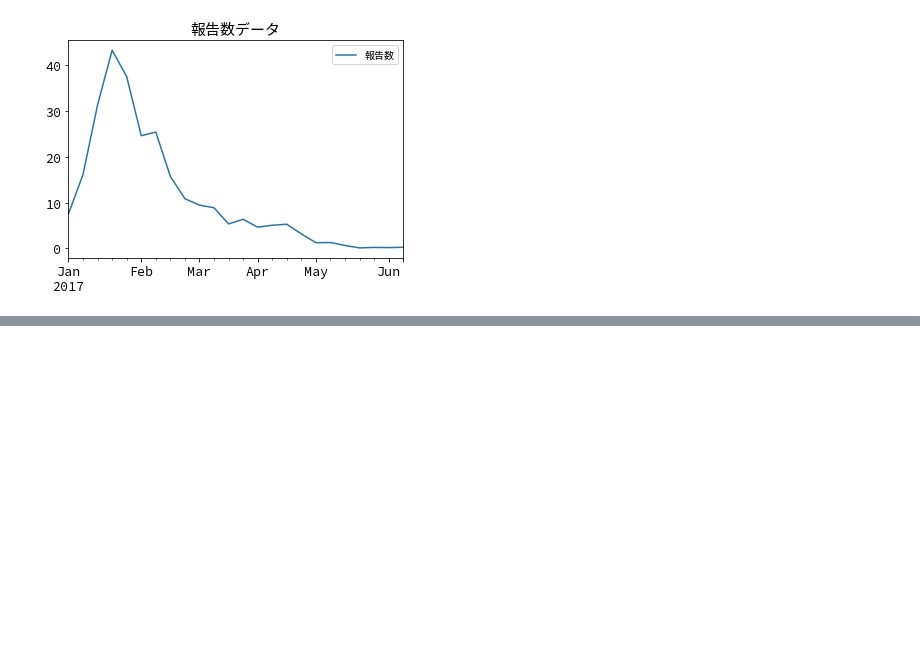
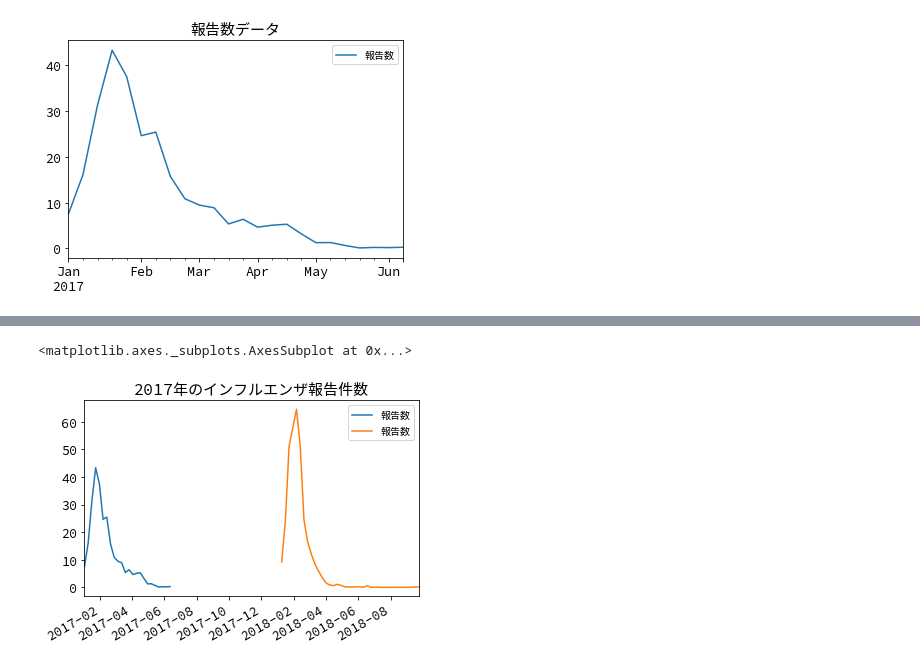
Before and after one commit to terapyon/python-machinelearning-tutorial, a Jupyter notebook: 5-prediction.ipynb, the cells around one changed output, grey strips where cells are left out. Saved outputs shown, nothing was run; the diff lists cells and outputs as text; code cells hidden in the pictures; blank space fills up the shorter version.

```diff
--- a/5-prediction.ipynb
+++ b/5-prediction.ipynb
@@ -218,0 +248,10 @@ df_2017.plot(title="報告数データ")
+# %%
+df_influ_2018 = pd.read_csv("data/201811influenza.csv", encoding="shift_jis")
+# %%
+df_2018 = pd.DataFrame(df_influ_2018.iloc[1, 1:])
+df_2018.columns = ['報告数']
+date_index = pd.date_range(start="2018-1-4", periods=53, freq="W-MON")
+df_2018.index = date_index
+df_2018 = df_2018.dropna()
+df_2018['報告数'] = df_2018['報告数'].astype(np.float32)
+df_2018.head()
@@ -218,0 +265,6 @@ df_2017.plot(title="報告数データ")
+# %%
+df_2017_2018 = pd.concat([df_2017, df_2018], axis=1)
+df_2017_2018.plot(title="2017年のインフルエンザ報告件数")
+# %% [output]
+<matplotlib.axes._subplots.AxesSubplot at 0x...>
+[figure, added]
```
Also changed, not shown: parts of 8 cells of this notebook.
